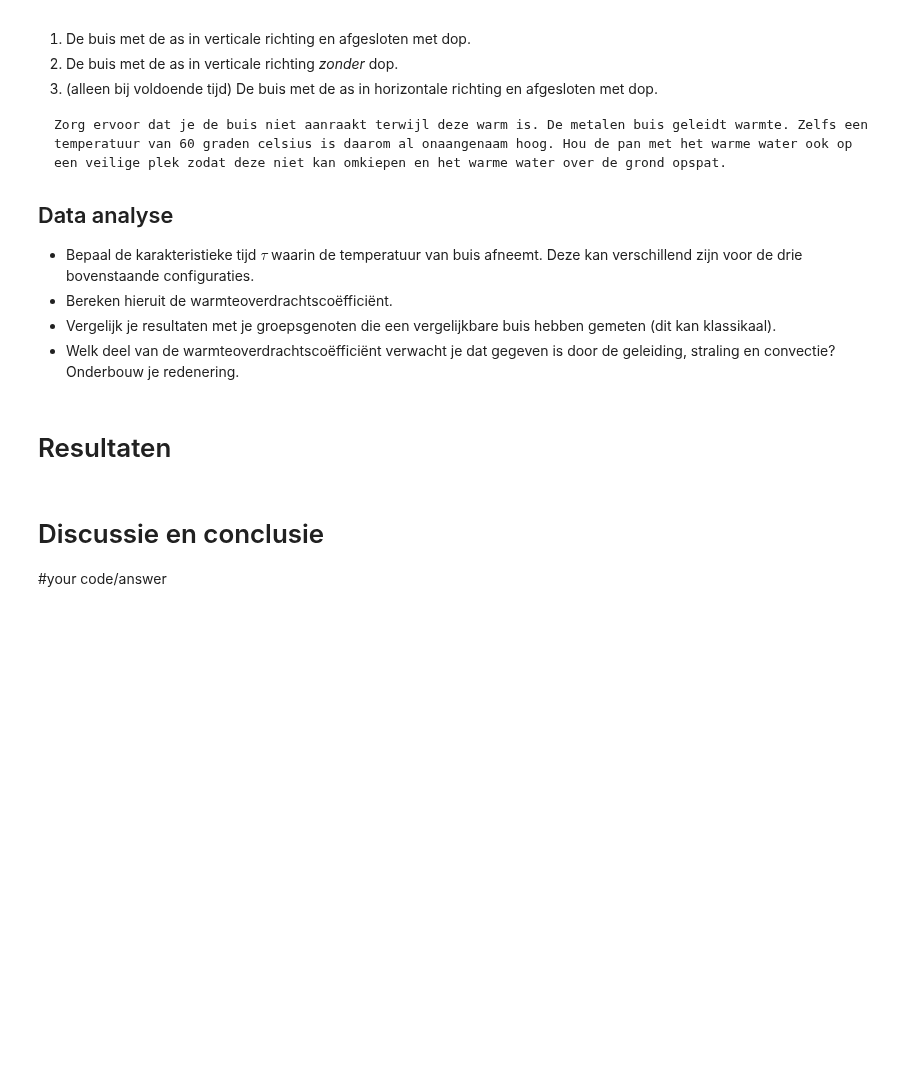
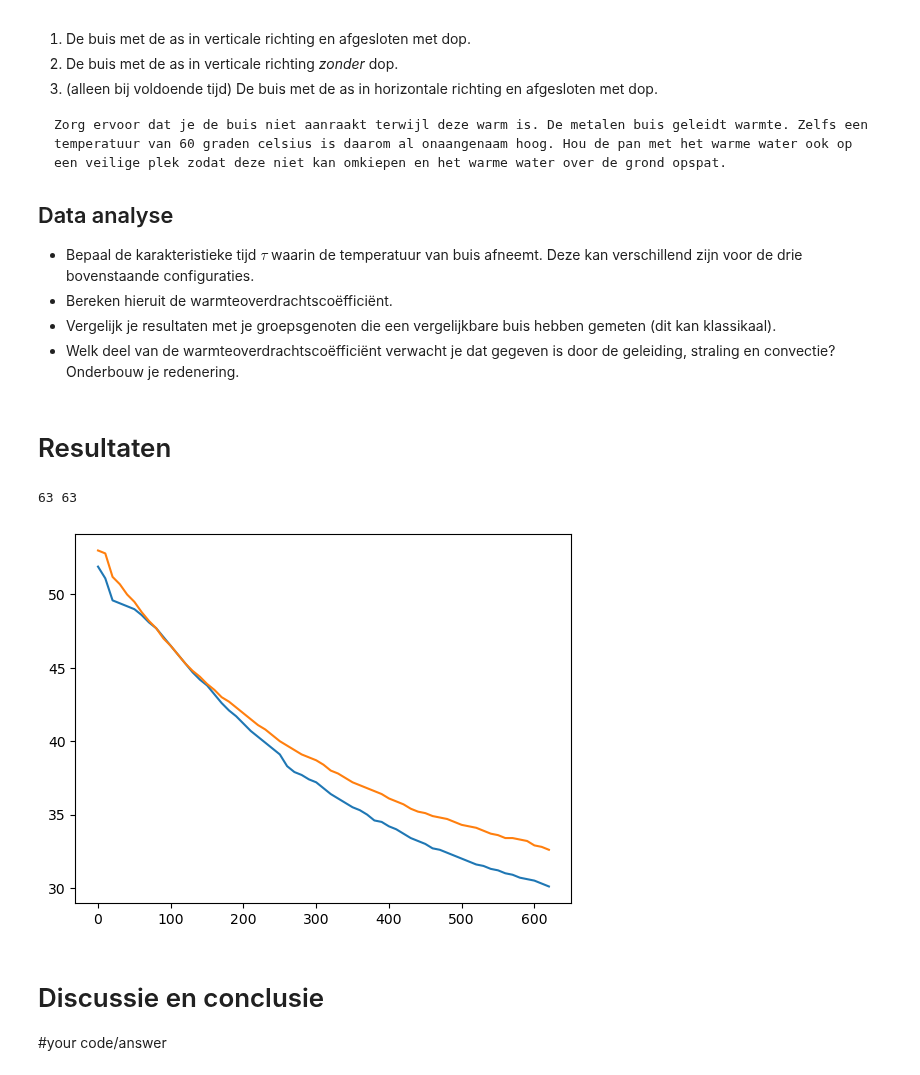
Before and after one commit to Eerkje/Annet-Erik, a Jupyter notebook: Content/Labs/koelbuis.ipynb, the cells around one changed output. Drawn from its saved outputs; the diff is of its cells as text; code cells hidden in the pictures; blank space fills up the shorter version.

```diff
--- a/Content/Labs/koelbuis.ipynb
+++ b/Content/Labs/koelbuis.ipynb
@@ -210,6 +214,25 @@ print(h_exp) # warmteoverdrachtscoëfficiënt in W/m^2 K
 # Sla figuren op met
 #
 # plt.savefig("Figuren/naam.png", dpi=450)
+# %%
+import numpy as np
+import matplotlib.pyplot as plt
+
+times_1 = np.arange(0,630,10)
+#messing buis verticaal zonder dop
+temps_1 = np.array([51.9,51.1,49.6,49.4,49.2,49.0,48.6,48.1,47.7,47.1,46.5,45.9,45.3,44.7,44.2,43.8,43.2,42.6,42.1,41.7,41.2,40.7,40.3,39.9,39.5,39.1,38.3,37.9,37.7,37.4,37.2,36.8,36.4,36.1,35.8,35.5,35.3,35.0,34.6,34.5,34.2,34.0,33.7,33.4,33.2,33.0,32.7,32.6,32.4,32.2,32.0,31.8,31.6,31.5,31.3,31.2,31.0,30.9,30.7,30.6,30.5,30.3,30.1])
+#messing buis verticaal met dop
+temps_2 = np.array([53.0,52.8,51.2,50.7,50.0,49.5,48.8,48.2,47.7,47.0,46.5,45.9,45.3,44.8,44.4,43.9,43.5,43.0,42.7,42.3,41.9,41.5,41.1,40.8,40.4,40.0,39.7,39.4,39.1,38.9,38.7,38.4,38.0,37.8,37.5,37.2,37.0,36.8,36.6,36.4,36.1,35.9,35.7,35.4,35.2,35.1,34.9,34.8,34.7,34.5,34.3,34.2,34.1,33.9,33.7,33.6,33.4,33.4,33.3,33.2,32.9,32.8,32.6])
+
+print(len(times_1),len(temps_2))
+
+plt.figure()
+plt.plot(times_1,temps_1)
+plt.plot(times_1,temps_2)
+plt.show()
+# %% [output]
+63 63
+[figure, added]
 # %% [markdown]
 # Discussie en conclusie
 
```
Also changed, not shown: parts of 1 cell of this notebook, 3 other files.
